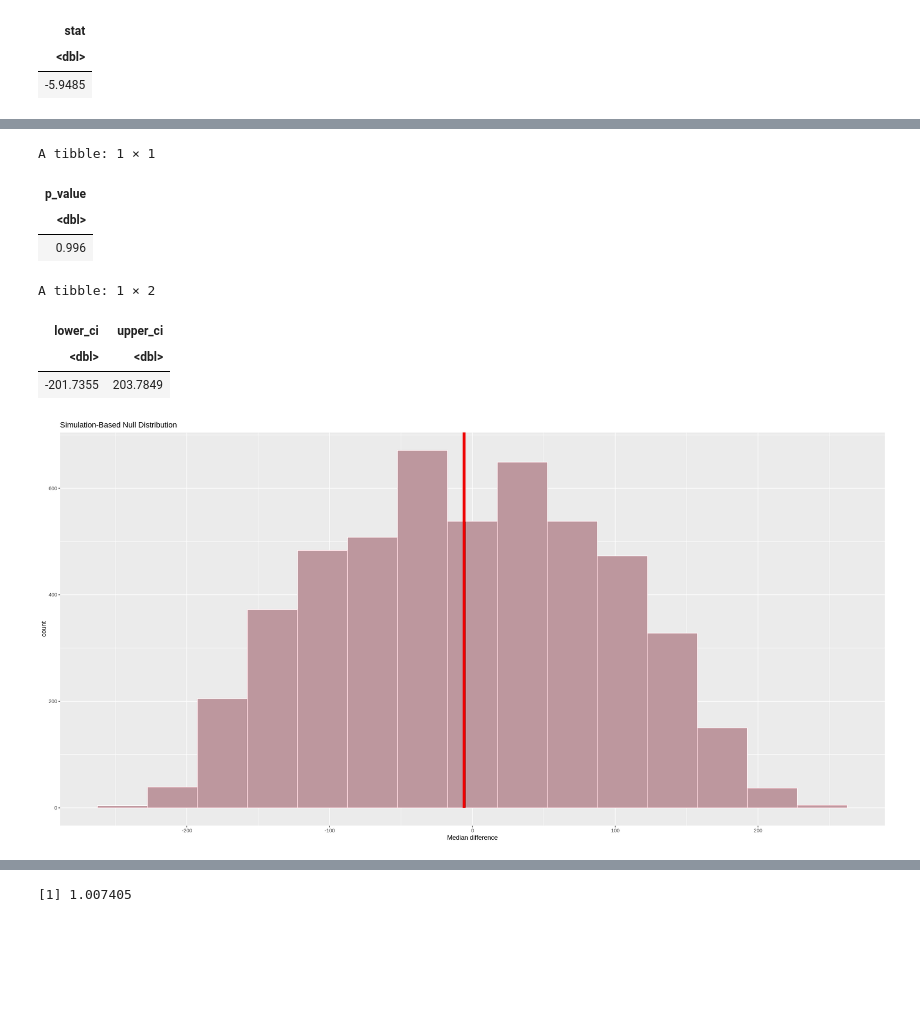
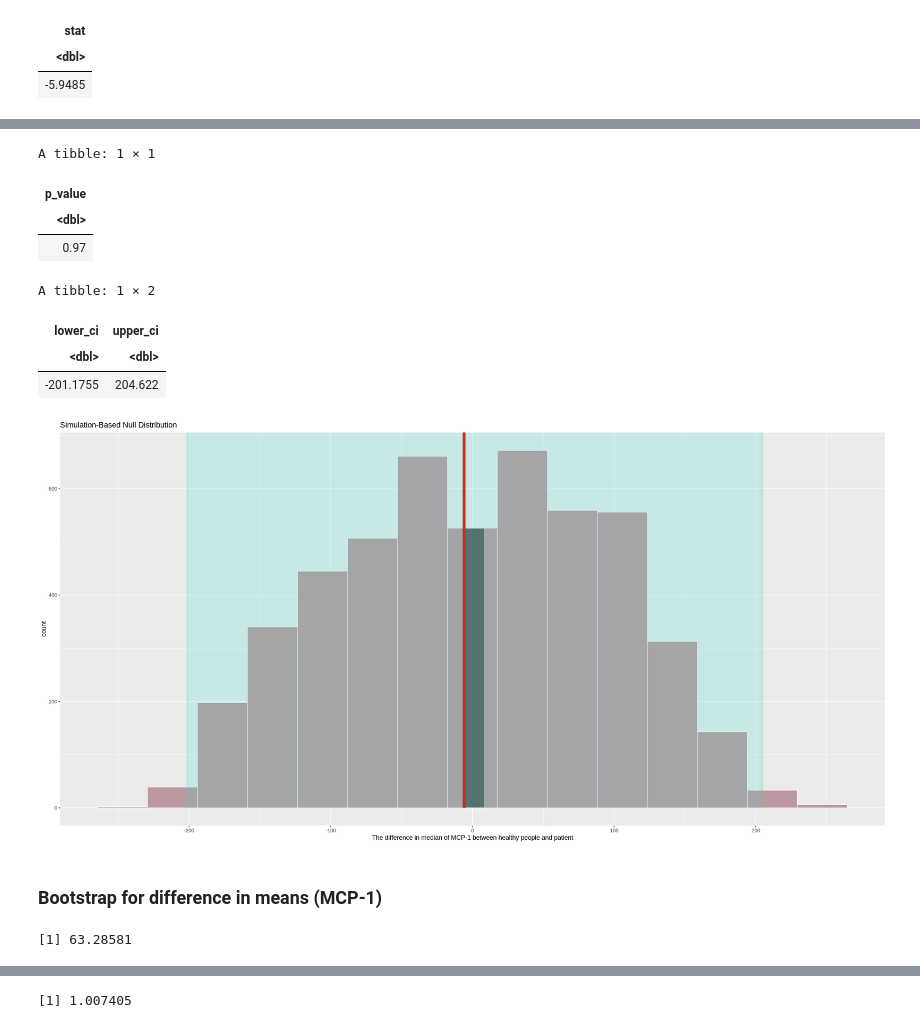
Before and after one commit to cpan0/breast-cancer-coimbra-dataset, a Jupyter notebook: final-report.ipynb, the cells around one changed output, grey strips where cells are left out. Saved outputs shown, nothing was run; the diff lists cells and outputs as text; code cells hidden in the pictures; blank space fills up the shorter version.

```diff
--- a/final-report.ipynb
+++ b/final-report.ipynb
@@ -305,11 +370,11 @@ A tibble: 1 × 1
 | <dbl> |
 | -5.9485 |
 # %%
-null_model_mcp <-
+set.seed(103)
+
+null_model_mcp_median <-
    cancer %>%
    specify(formula = MCP.1 ~ Classification) %>%
    hypothesize(null = "independence") %>%
    generate(reps = 5000, type = "permute") %>%
    calculate(stat="diff in medians", order = c(2, 1))
-
-head(null_model_mcp)
@@ -326,30 +381,43 @@ A tibble: 6 × 2
 # %%
-p_val <- null_model_mcp %>%
+p_mcp_b_median <- null_model_mcp_median %>%
     get_p_value(obs = obs_med_mcp_diff, direction = "two-sided")
 
-p_val
+p_mcp_b_median
 # %% [output]
 A tibble: 1 × 1
 | p_value |
 | <dbl> |
-| 0.996 |
+| 0.97 |
 # %%
-mcp_ci <- null_model_mcp %>%
+ci_mcp_b_median <- null_model_mcp_median %>%
     get_ci(0.99)
 
-mcp_ci
+ci_mcp_b_median
 # %% [output]
 A tibble: 1 × 2
 | lower_ci | upper_ci |
 | <dbl> | <dbl> |
-| -201.7355 | 203.7849 |
+| -201.1755 | 204.622 |
 # %%
-mcp_result_plot <-
-   null_model_mcp %>%
-   visualize() +
-   shade_p_value(obs_stat = obs_med_mcp_diff, direction = "two sided") +
-   xlab("Median difference")
+null_model_mcp_median_plot <-
+null_model_mcp_median %>%
+visualize()  +
+shade_p_value(obs_stat = obs_med_mcp_diff,  direction = "two-sided")+
+labs(x = "The difference in median of MCP-1 between healthy people and patient") +
+shade_confidence_interval(endpoints = ci_mcp_b_median, alpha=0.2)
 
-mcp_result_plot
+null_model_mcp_median_plot
 # %% [output]
-[figure, old version]
+[figure, new version]
+# %% [markdown]
+### Bootstrap for difference in means (MCP-1)
+# %%
+obs_mean_mcp_diff <-
+    cancer %>%
+    specify(formula = MCP.1 ~ Classification) %>%
+    calculate(stat = "diff in means", order = c(2, 1)) %>%
+    pull()
+
+obs_mean_mcp_diff
+# %% [output]
+[1] 63.28581
```
Also changed, not shown: parts of 24 cells of this notebook.
